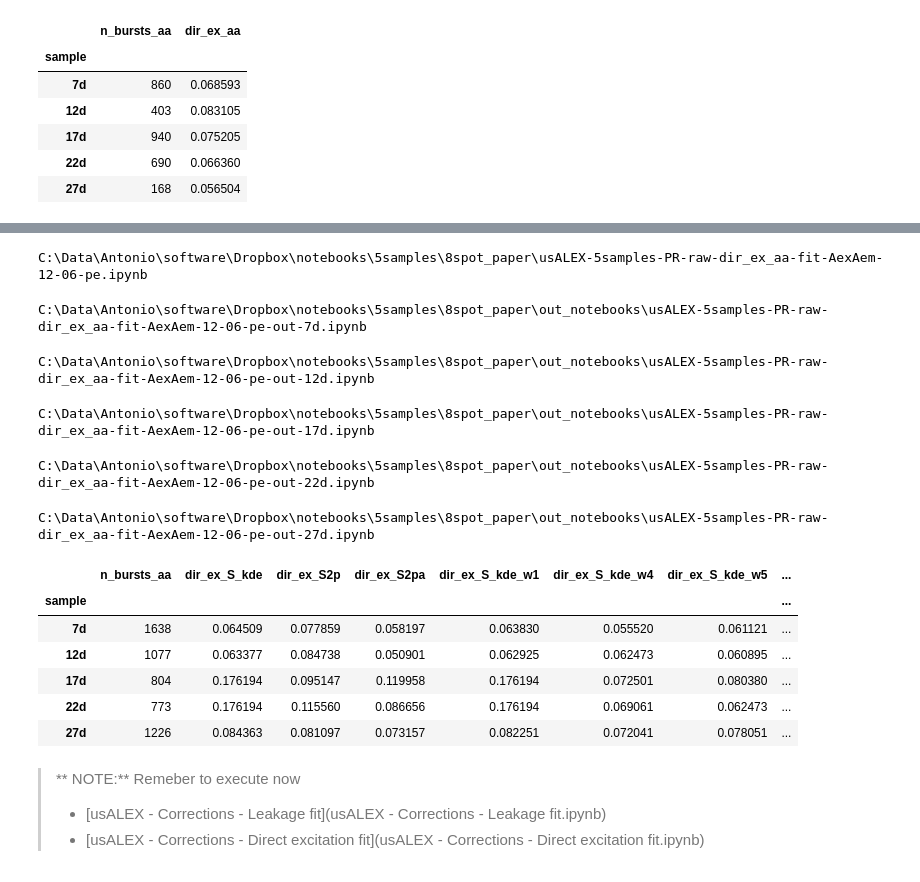
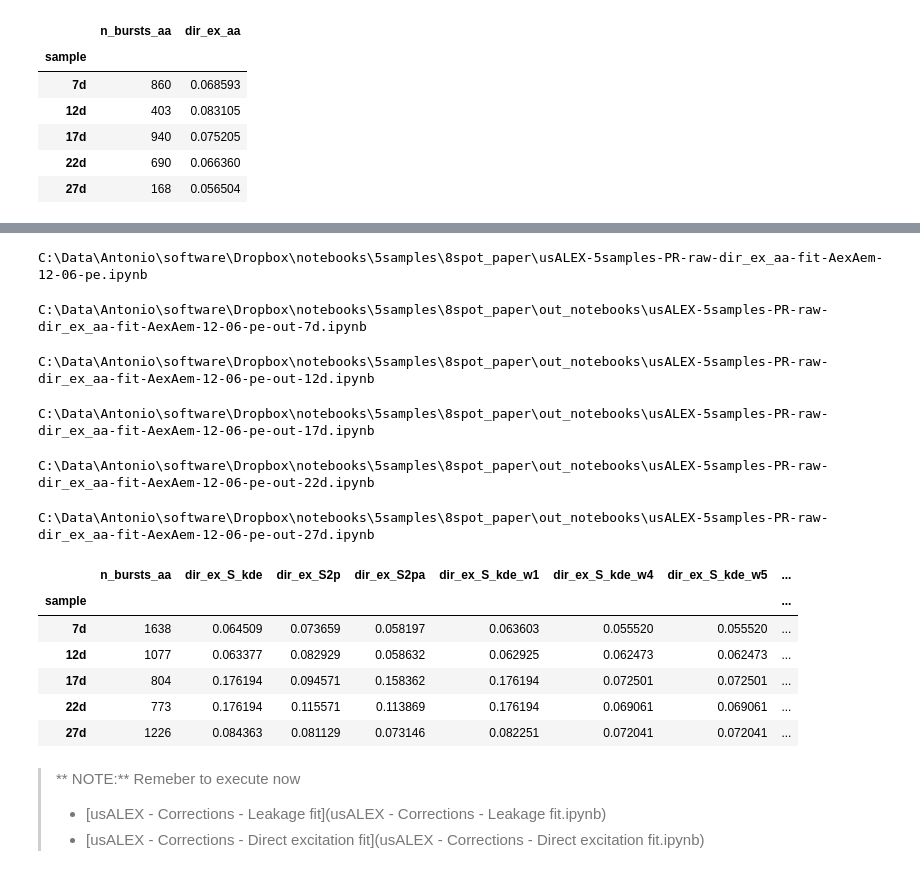
Before and after one commit to tritemio/multispot_paper_historical, a Jupyter notebook: usALEX-Batch.ipynb, the cells around one changed output, grey strips where cells are left out. Cells and saved outputs as stored; diff of their text form; code cells hidden in the pictures.

```diff
--- a/usALEX-Batch.ipynb
+++ b/usALEX-Batch.ipynb
@@ -175,20 +228,20 @@ C:\Data\Antonio\software\Dropbox\notebooks\5samples\8spot_paper\out_notebooks\us
 # %%
-# nb_name = 'usALEX-5samples-PR-raw-dir_ex_aa-fit-AexAem-12-06-pe'
-# run_notebook_ALEX(nb_name)
+nb_name = 'usALEX-5samples-PR-raw-dir_ex_aa-fit-AexAem-12-06-pe'
+run_notebook_ALEX(nb_name)
 # %% [output]
 C:\Data\Antonio\software\Dropbox\notebooks\5samples\8spot_paper\usALEX-5samples-PR-raw-dir_ex_aa-fit-AexAem-12-06-pe.ipynb
 C:\Data\Antonio\software\Dropbox\notebooks\5samples\8spot_paper\out_notebooks\usALEX-5samples-PR-raw-dir_ex_aa-fit-AexAem-12-06-pe-out-7d.ipynb
 C:\Data\Antonio\software\Dropbox\notebooks\5samples\8spot_paper\out_notebooks\usALEX-5samples-PR-raw-dir_ex_aa-fit-AexAem-12-06-pe-out-12d.ipynb
 C:\Data\Antonio\software\Dropbox\notebooks\5samples\8spot_paper\out_notebooks\usALEX-5samples-PR-raw-dir_ex_aa-fit-AexAem-12-06-pe-out-17d.ipynb
 C:\Data\Antonio\software\Dropbox\notebooks\5samples\8spot_paper\out_notebooks\usALEX-5samples-PR-raw-dir_ex_aa-fit-AexAem-12-06-pe-out-22d.ipynb
 C:\Data\Antonio\software\Dropbox\notebooks\5samples\8spot_paper\out_notebooks\usALEX-5samples-PR-raw-dir_ex_aa-fit-AexAem-12-06-pe-out-27d.ipynb
 |  | n_bursts_aa | dir_ex_S_kde | dir_ex_S2p | dir_ex_S2pa | dir_ex_S_kde_w1 | dir_ex_S_kde_w4 | dir_ex_S_kde_w5 | ... |
 | sample |  |  |  |  |  |  |  | ... |
-| 7d | 1638 | 0.064509 | 0.077859 | 0.058197 | 0.063830 | 0.055520 | 0.061121 | ... |
-| 12d | 1077 | 0.063377 | 0.084738 | 0.050901 | 0.062925 | 0.062473 | 0.060895 | ... |
-| 17d | 804 | 0.176194 | 0.095147 | 0.119958 | 0.176194 | 0.072501 | 0.080380 | ... |
-| 22d | 773 | 0.176194 | 0.115560 | 0.086656 | 0.176194 | 0.069061 | 0.062473 | ... |
-| 27d | 1226 | 0.084363 | 0.081097 | 0.073157 | 0.082251 | 0.072041 | 0.078051 | ... |
+| 7d | 1638 | 0.064509 | 0.073659 | 0.058197 | 0.063603 | 0.055520 | 0.055520 | ... |
+| 12d | 1077 | 0.063377 | 0.082929 | 0.058632 | 0.062925 | 0.062473 | 0.062473 | ... |
+| 17d | 804 | 0.176194 | 0.094571 | 0.158362 | 0.176194 | 0.072501 | 0.072501 | ... |
+| 22d | 773 | 0.176194 | 0.115571 | 0.113869 | 0.176194 | 0.069061 | 0.069061 | ... |
+| 27d | 1226 | 0.084363 | 0.081129 | 0.073146 | 0.082251 | 0.072041 | 0.072041 | ... |
 # %% [markdown]
 > ** NOTE:** Remeber to execute now
 > * [usALEX - Corrections - Leakage fit](usALEX - Corrections - Leakage fit.ipynb)
```
Also changed, not shown: parts of 18 cells of this notebook, 15 other files.
